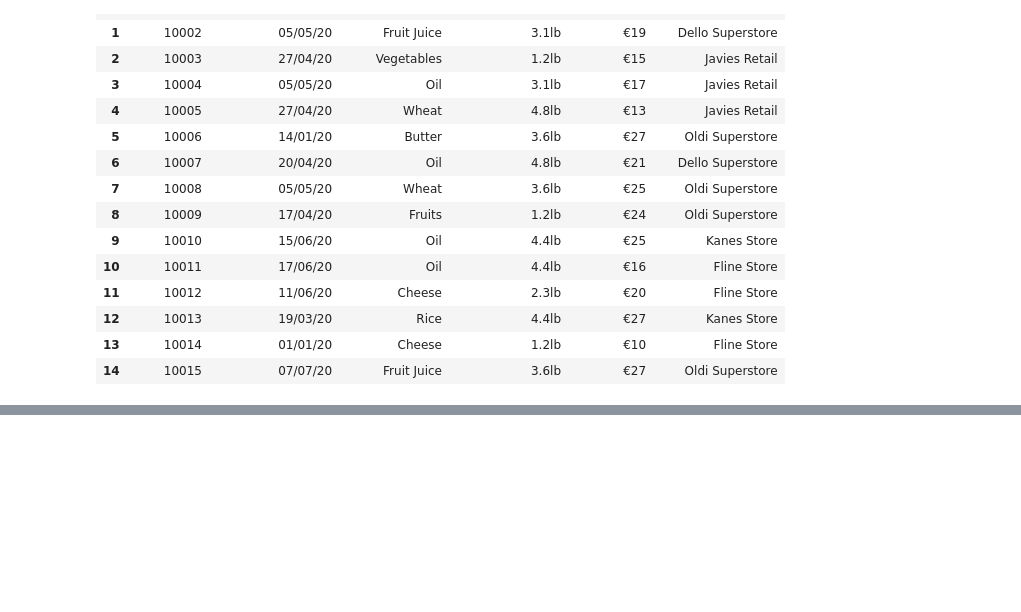
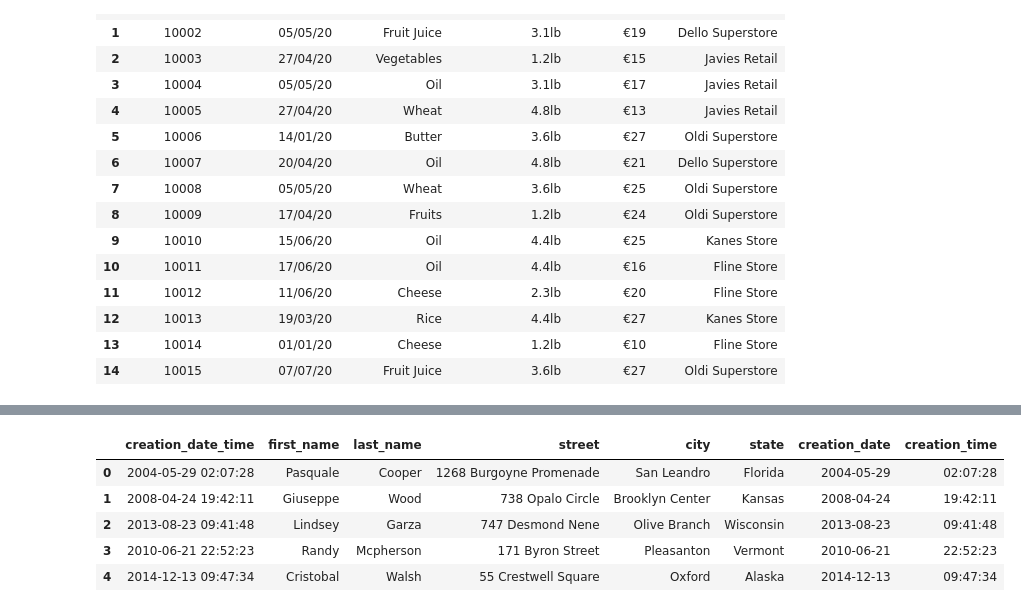
Before and after one commit to mlhudson1/CIDM4310-70_Pandas, a Jupyter notebook: Chapter7.ipynb, the cells around one changed output, grey strips where cells are left out. Cells and saved outputs as stored; diff of their text form; code cells hidden in the pictures; blank space fills up the shorter version.

Commit message:
Ch.7 - Multiple values in one column

```diff
--- a/Chapter7.ipynb
+++ b/Chapter7.ipynb
@@ -160,0 +186,4 @@ data_frame
+# %%
+# Delete the original source column
+data_frame.drop('full_name', axis=1, inplace=True)
+data_frame
@@ -160,0 +197,4 @@ data_frame
+# %%
+# now split the address field
+data_frame[['street','city','state']] = data_frame.address.str.split(pat = ", ", expand=True)
+data_frame
@@ -160,0 +208,4 @@ data_frame
+# %%
+# Delete the original source column
+data_frame.drop('address',axis=1, inplace = True)
+data_frame
@@ -160,0 +219,4 @@ data_frame
+# %%
+# Converting the column into datetime
+data_frame['creation_date_time']=pd.to_datetime(data_frame['creation_date_time'], format='%Y-%m-%d %H:%M:%S')
+data_frame['creation_date_time']
@@ -160,0 +230,12 @@ data_frame
+# %%
+# Separate the Date and Time column
+data_frame['creation_date'] = data_frame.creation_date_time.dt.date
+data_frame['creation_time'] = data_frame.creation_date_time.dt.time
+data_frame
+# %% [output]
+|  | creation_date_time | first_name | last_name | street | city | state | creation_date | creation_time |
+| 0 | 2004-05-29 02:07:28 | Pasquale | Cooper | 1268 Burgoyne Promenade | San Leandro | Florida | 2004-05-29 | 02:07:28 |
+| 1 | 2008-04-24 19:42:11 | Giuseppe | Wood | 738 Opalo Circle | Brooklyn Center | Kansas | 2008-04-24 | 19:42:11 |
+| 2 | 2013-08-23 09:41:48 | Lindsey | Garza | 747 Desmond Nene | Olive Branch | Wisconsin | 2013-08-23 | 09:41:48 |
+| 3 | 2010-06-21 22:52:23 | Randy | Mcpherson | 171 Byron Street | Pleasanton | Vermont | 2010-06-21 | 22:52:23 |
+| 4 | 2014-12-13 09:47:34 | Cristobal | Walsh | 55 Crestwell Square | Oxford | Alaska | 2014-12-13 | 09:47:34 |
```
Also changed, not shown: parts of 8 cells of this notebook.
